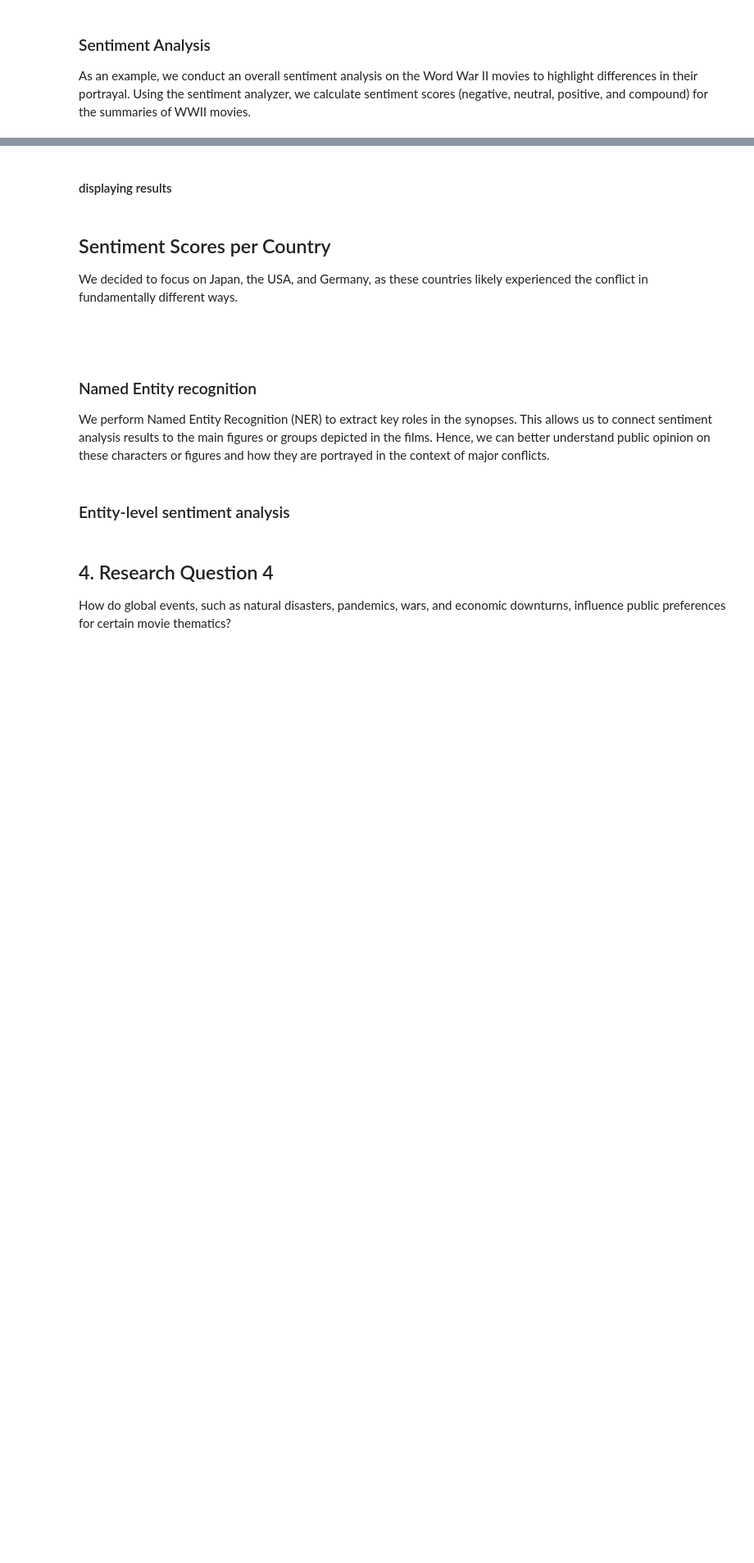
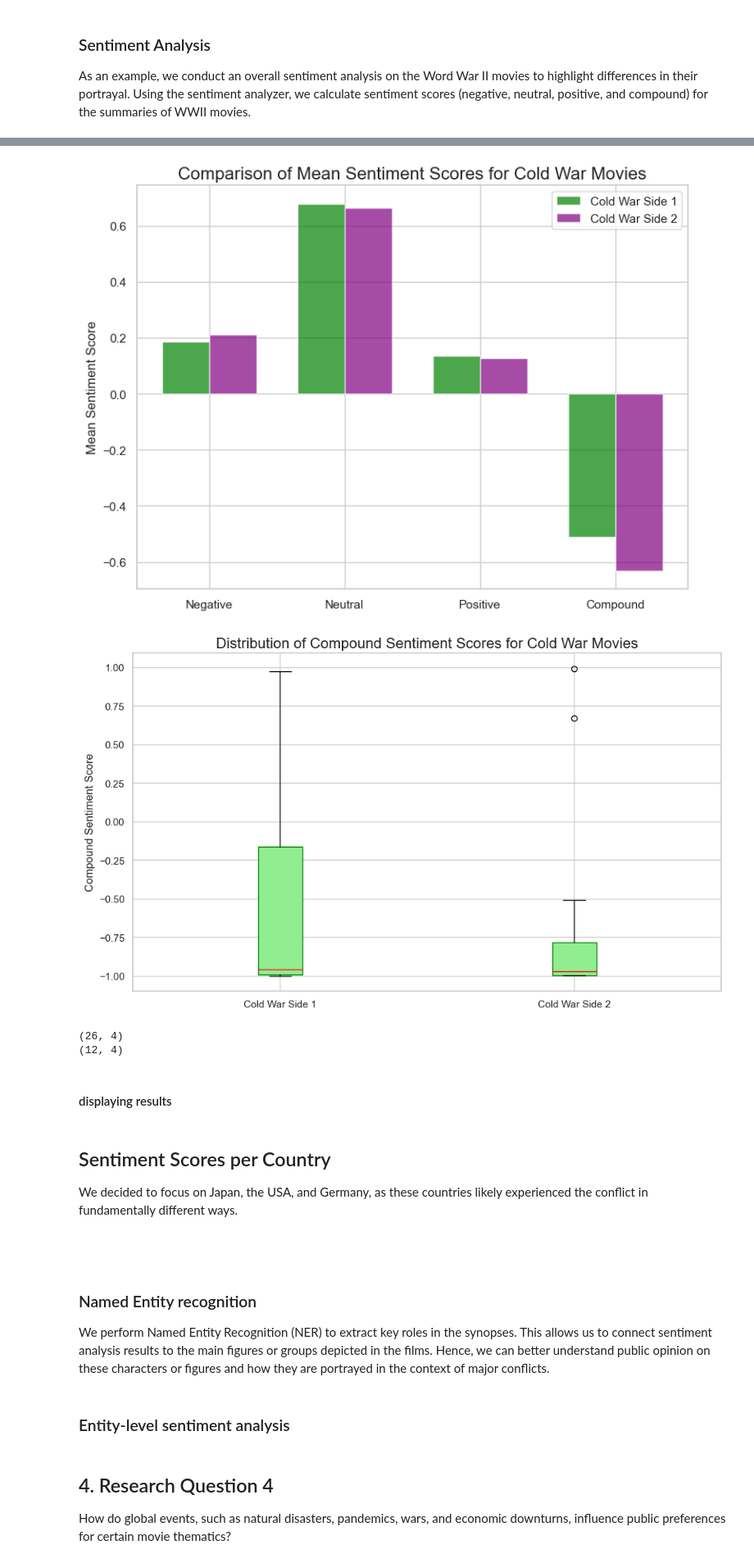
Before and after one commit to epfl-ada/ada-2024-project-americandentalassociation, a Jupyter notebook: results.ipynb, the cells around one changed output, grey strips where cells are left out. Shown at 82% size. Drawn from its saved outputs; the diff is of its cells as text; code cells hidden in the pictures; blank space fills up the shorter version.

```diff
--- a/results.ipynb
+++ b/results.ipynb
@@ -843,7 +831,7 @@ for tokens in processed_docs_1:
 
 sentiment_df_1 = pd.DataFrame(sentiment_scores)
 test_sample_1 = wwii_movies_side1.reset_index(drop=True)
-test_sample_1 = pd.concat([test_sample, sentiment_df], axis=1)
+test_sample_1 = pd.concat([test_sample_1, sentiment_df_1], axis=1)
 
 
 analyzer_2 = SentimentIntensityAnalyzer()
@@ -885,7 +873,7 @@ for tokens in processed_docs_4:
     score = analyzer_4.polarity_scores(text)
     sentiment_scores_4.append(score)
 
-sentiment_df_4 = pd.DataFrame(sentiment_scores_2)
+sentiment_df_4 = pd.DataFrame(sentiment_scores_4)
 test_sample_4 = wwii_movies_side2.reset_index(drop=True)
 test_sample_4 = pd.concat([test_sample_4, sentiment_df_4], axis=1)
 
@@ -903,5 +891,5 @@ mean_scores_4 = sentiment_df_4.mean()
 
 print(mean_scores_1)
 print(mean_scores_2)
-print(mean_score_3)
-print(mean_score_4)
+print(mean_scores_3)
+print(mean_scores_4)
@@ -952,3 +953,41 @@ dtype: int64
+# %%
+# Labels for the sentiment categories
+labels = ['Negative', 'Neutral', 'Positive', 'Compound']
+x = np.arange(len(labels))
+
+# Visualization 1: Comparison of Mean Sentiment Scores for Cold War movies
+fig, ax = plt.subplots(figsize=(8, 6))
+width = 0.35
+
+ax.bar(x - width/2, mean_scores_3, width, label='Cold War Side 1', color='green', alpha=0.7)
+ax.bar(x + width/2, mean_scores_4, width, label='Cold War Side 2', color='purple', alpha=0.7)
+
+ax.set_title("Comparison of Mean Sentiment Scores for Cold War Movies", fontsize=16)
+ax.set_xticks(x)
+ax.set_xticklabels(labels)
+ax.set_ylabel("Mean Sentiment Score", fontsize=12)
+ax.legend()
+plt.tight_layout()
+plt.show()
+
+# Visualization 2: Distribution of 'compound' scores for Cold War movies using boxplots
+fig, ax = plt.subplots(figsize=(10, 6))
+data_cold_war = [sentiment_df_3['compound'], sentiment_df_4['compound']]
+ax.boxplot(data_cold_war, vert=True, patch_artist=True, labels=['Cold War Side 1', 'Cold War Side 2'],
+           boxprops=dict(facecolor='lightgreen', color='green'), medianprops=dict(color='red'))
+
+ax.set_title("Distribution of Compound Sentiment Scores for Cold War Movies", fontsize=16)
+ax.set_ylabel("Compound Sentiment Score", fontsize=12)
+plt.tight_layout()
+plt.show()
+
+print(sentiment_df_3.shape)
+print(sentiment_df_4.shape)
+# %% [output]
+[figure, added]
+[figure, added]
+(26, 4)
+(12, 4)
 # %% [markdown]
 #### displaying results
 # %%
```
Also changed, not shown: parts of 9 cells of this notebook.
